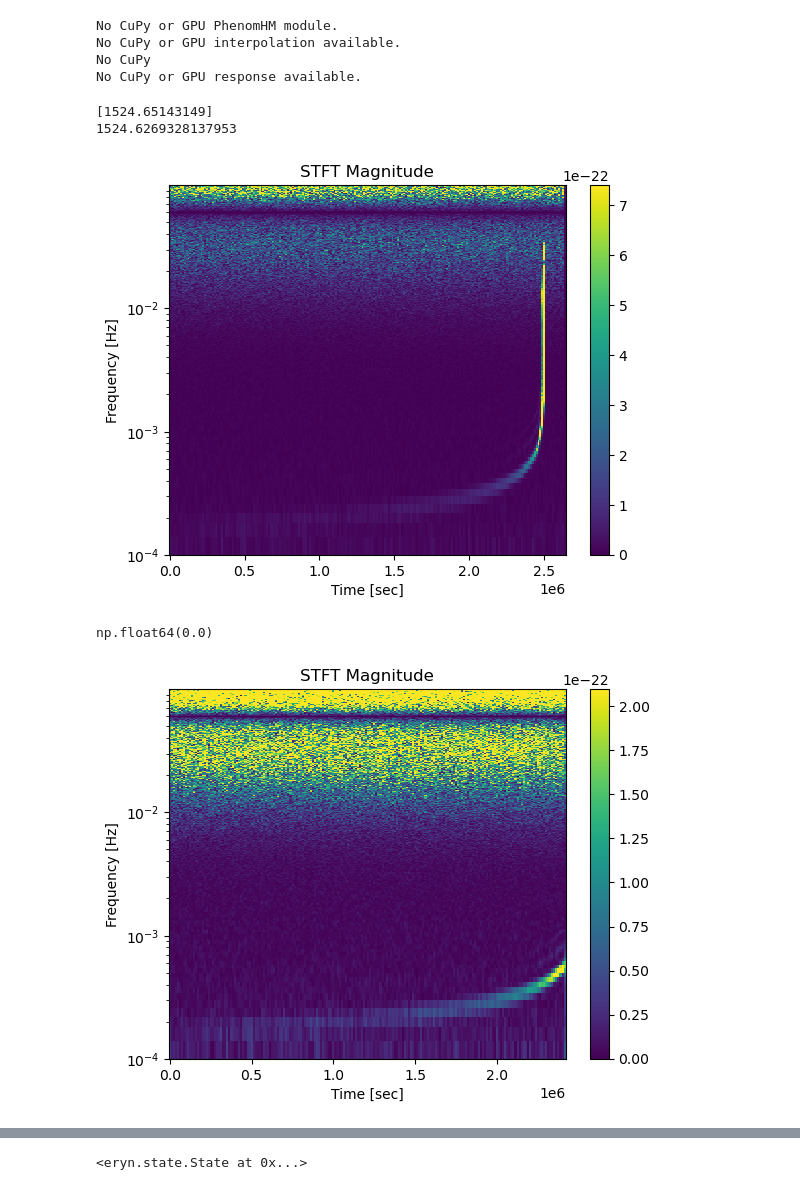
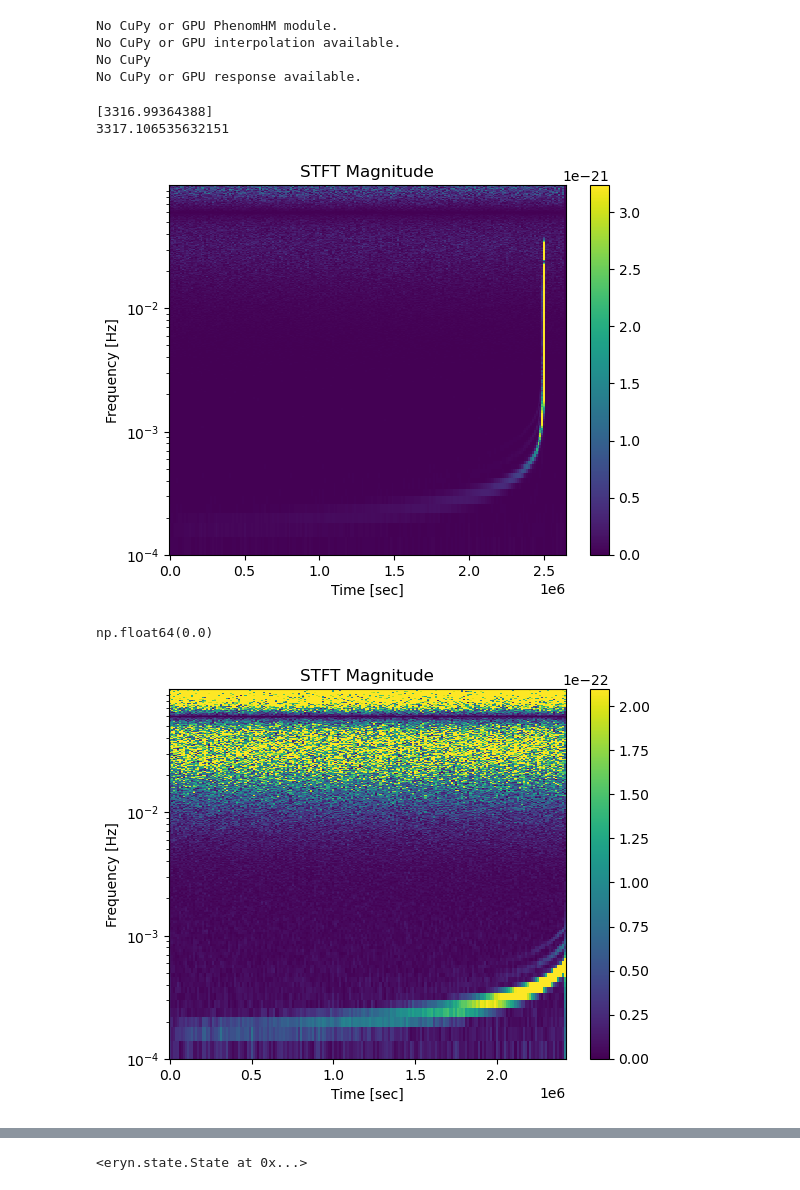
Before and after one commit to manishprasad0/LISA_Master_Thesis, a Jupyter notebook: time_freq_mcmc.ipynb, the cells around one changed output, grey strips where cells are left out. Saved outputs shown, nothing was run; the diff lists cells and outputs as text; code cells hidden in the pictures.

```diff
--- a/time_freq_mcmc.ipynb
+++ b/time_freq_mcmc.ipynb
@@ -26,7 +26,7 @@ No CuPy or GPU interpolation available.
 No CuPy
 No CuPy or GPU response available.
 # %%
-Tobs = YRSID_SI/12
+Tobs = YRSID_SI/2
 dt = 5.
 include_T_channel = False # Set to True if you want to include the T channel in the simulation, otherwise only A and E channels will be included.
 
@@ -42,7 +42,7 @@ a2 = 0.4
 dist = 10e3 * PC_SI * 1e6  # 3e3 in Mpc
 inc = np.pi/3
 beta = np.pi/4.
-lam = np.pi/5.
+lam = np.pi/1.
 psi = np.pi/6.
 t_ref = 0.95 * Tobs
 #t_ref = round(0.9 * Tobs / dt) * dt  # round to the nearest multiple of dt, to force t_ref to be a part of t_array
@@ -53,14 +53,19 @@ modes = [(2,2), (2,1), (3,3), (3,2), (4,4), (4,3)]
 waveform_kwargs = dict(direct=False, fill=True, squeeze=False, length=1024)
 
 data_t, data_f, f_array, t_array, sens_mat = sim(seed = 42, parameters=parameters, modes=modes, waveform_kwargs=waveform_kwargs)
+# %%
+nperseg = 5000
+time_before_merger=60*60*24
+cutoff_time = t_ref - time_before_merger
+max_time = Tobs
 # %%
-sim.plot_time_frequency(nperseg=5000)
+sim.plot_time_frequency(nperseg=nperseg)
 print(sim.SNR_optimal())
 print(likelihood.template_snr(data_f, sim.signal_f, AE1SensitivityMatrix(f_array), df=sim.df))
 # %% [output]
-[1524.65143149]
-1524.6269328137953
+[3316.99364388]
+3317.106535632151
-[figure, old version]
+[figure, new version]
 # %%
 # Check is the likelihood is zero by computing the likelihood of a template with the true parameters with the noise-free signal.
 analysis_no_noise = TimeFreqLikelihood(data_t=sim.signal_t[0], wave_gen=wave_gen)
@@ -95,10 +97,10 @@ cutoff_time = t_ref - time_before_merger
 # %%
-analysis = TimeFreqLikelihood(data_t=data_t, wave_gen=wave_gen, nperseg=5000)
+analysis = TimeFreqLikelihood(data_t=data_t, wave_gen=wave_gen, nperseg=nperseg)
 analysis.pre_merger(time_before_merger=time_before_merger, t_ref=t_ref, t_array=t_array, )
 analysis.get_stft_of_data()
 analysis.plot_spectrogram()
 # %% [output]
-[figure, old version]
+[figure, new version]
 # %%
 print("Best likelihood (true parameters)= ", analysis.calculate_time_frequency_likelihood(
     m1,
```
Also changed, not shown: parts of 12 cells of this notebook.
